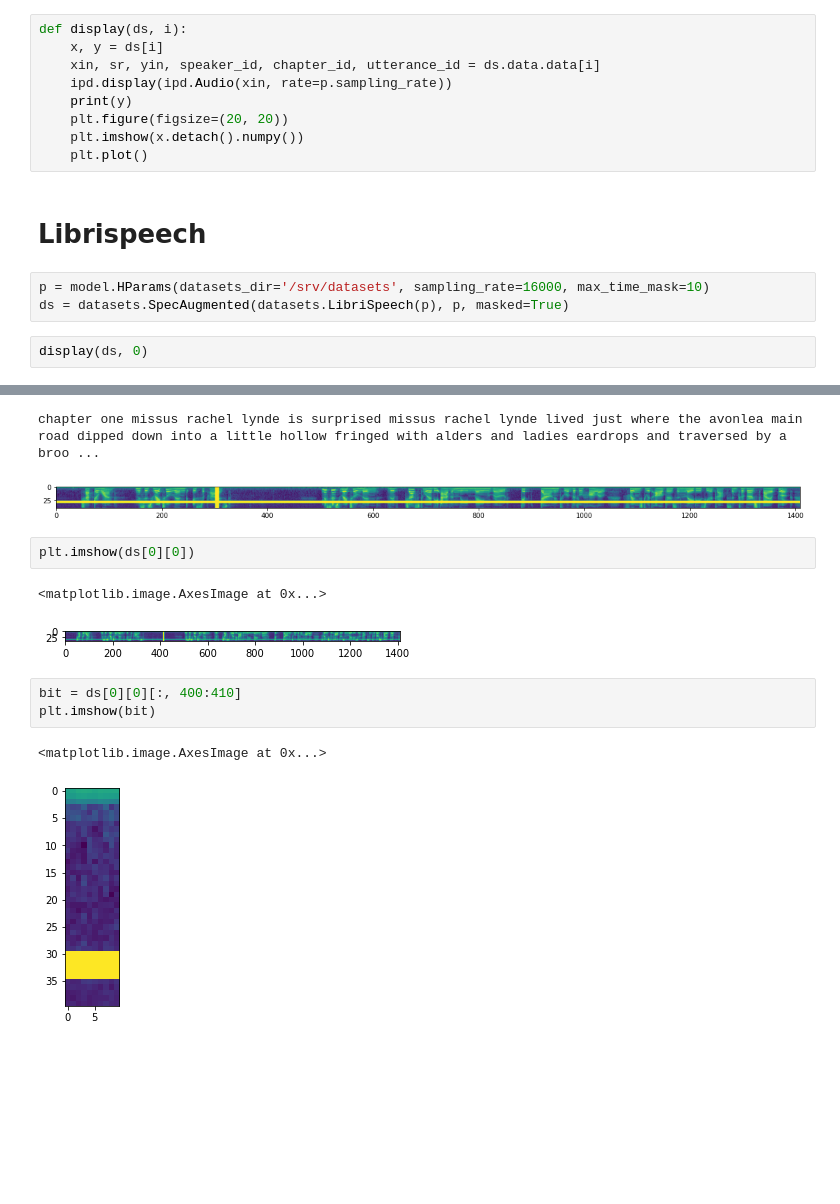
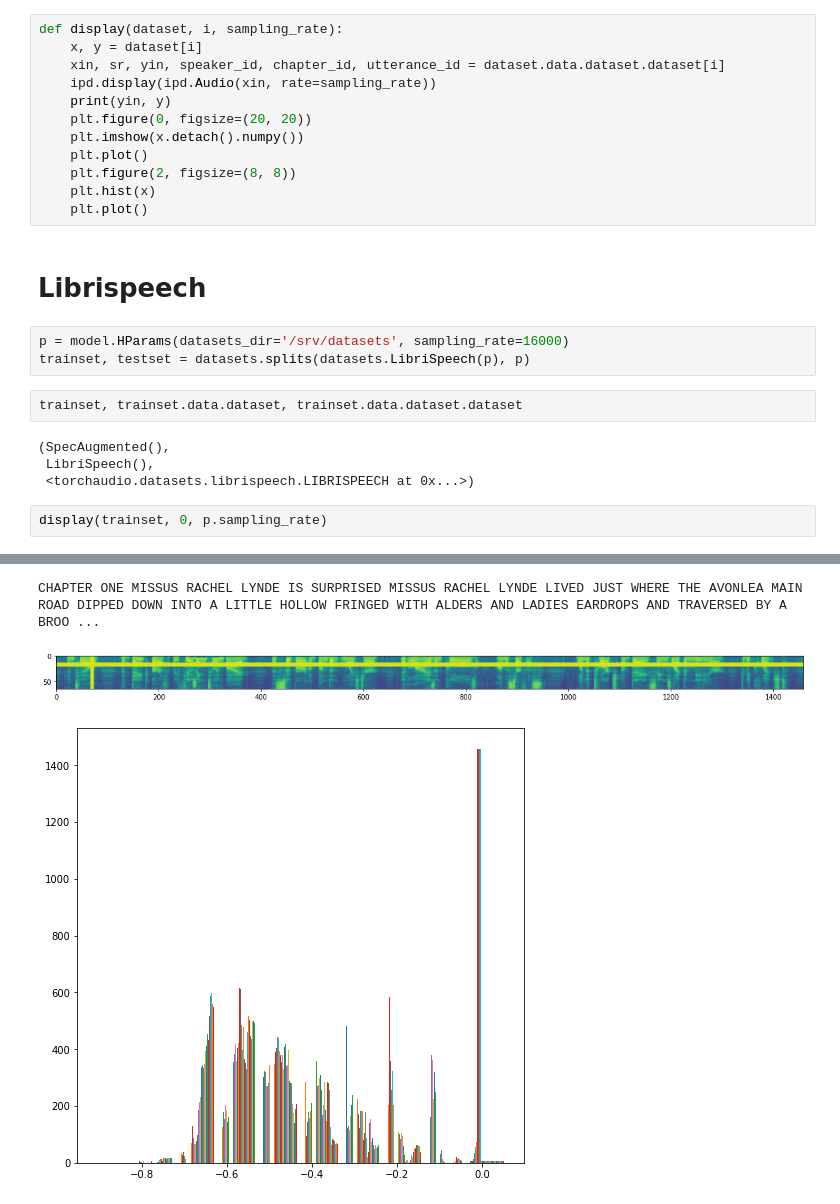
Before and after one commit to feldberlin/deepspeech, a Jupyter notebook: nbs/datasets.librispeech.ipynb, the cells around one changed output, grey strips where cells are left out. Saved outputs shown, nothing was run; the diff lists cells and outputs as text; blank space fills up the shorter version.

```diff
--- a/nbs/datasets.librispeech.ipynb
+++ b/nbs/datasets.librispeech.ipynb
@@ -17,33 +17,32 @@ import wandb
 
 from deepspeech import model, train, datasets, utils
 # %%
-def display(ds, i):
-    x, y = ds[i]
-    xin, sr, yin, speaker_id, chapter_id, utterance_id = ds.data.data[i]
-    ipd.display(ipd.Audio(xin, rate=p.sampling_rate))
-    print(y)
-    plt.figure(figsize=(20, 20))
+def display(dataset, i, sampling_rate):
+    x, y = dataset[i]
+    xin, sr, yin, speaker_id, chapter_id, utterance_id = dataset.data.dataset.dataset[i]
+    ipd.display(ipd.Audio(xin, rate=sampling_rate))
+    print(yin, y)
+    plt.figure(0, figsize=(20, 20))
     plt.imshow(x.detach().numpy())
     plt.plot()
+    plt.figure(2, figsize=(8, 8))
+    plt.hist(x)
+    plt.plot()
 # %% [markdown]
 # Librispeech
 # %%
-p = model.HParams(datasets_dir='/srv/datasets', sampling_rate=16000, max_time_mask=10)
-ds = datasets.SpecAugmented(datasets.LibriSpeech(p), p, masked=True)
+p = model.HParams(datasets_dir='/srv/datasets', sampling_rate=16000)
+trainset, testset = datasets.splits(datasets.LibriSpeech(p), p)
+# %%
+trainset, trainset.data.dataset, trainset.data.dataset.dataset
+# %% [output]
+(SpecAugmented(),
+ LibriSpeech(),
+ <torchaudio.datasets.librispeech.LIBRISPEECH at 0x...>)
 # %%
-display(ds, 0)
+display(trainset, 0, p.sampling_rate)
 # %% [output]
 [interactive output not drawn]
-chapter one missus rachel lynde is surprised missus rachel lynde lived just where the avonlea main road dipped down into a little hollow fringed with alders and ladies eardrops and traversed by a broo ...
+CHAPTER ONE MISSUS RACHEL LYNDE IS SURPRISED MISSUS RACHEL LYNDE LIVED JUST WHERE THE AVONLEA MAIN ROAD DIPPED DOWN INTO A LITTLE HOLLOW FRINGED WITH ALDERS AND LADIES EARDROPS AND TRAVERSED BY A BROO ...
-[figure, old version]
+[figure, new version]
+[figure, added]
-# %%
-plt.imshow(ds[0][0])
-# %% [output]
-<matplotlib.image.AxesImage at 0x...>
-[figure, removed]
-# %%
-bit = ds[0][0][:, 400:410]
-plt.imshow(bit)
-# %% [output]
-<matplotlib.image.AxesImage at 0x...>
-[figure, removed]
```
Also changed, not shown: parts of 6 cells of this notebook, 2 other files.
